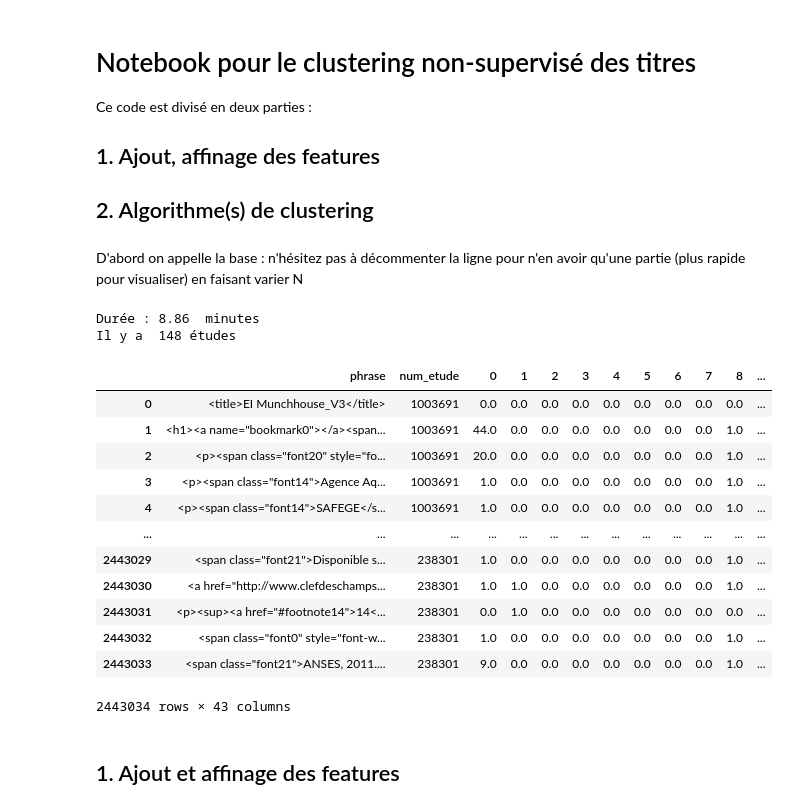
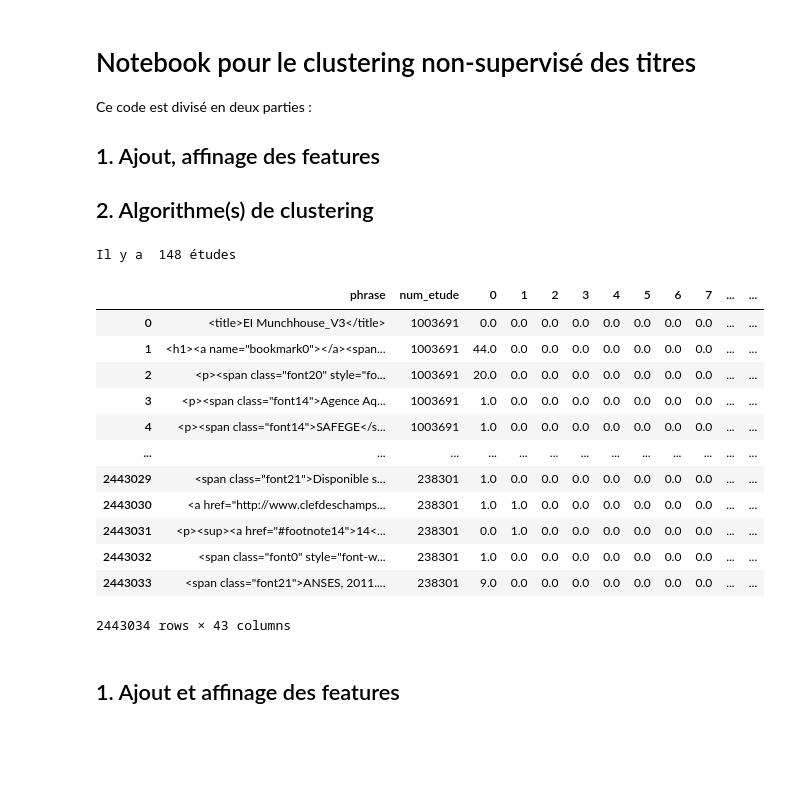
Before and after one commit to ecolabdata/2021-NLP_AE, a Jupyter notebook: Pipeline/Extraction_sommaire/2_compute_base_classif_Kmeans_1.ipynb, the cells around one changed output. Drawn from its saved outputs; the diff is of its cells as text; code cells hidden in the pictures; blank space fills up the shorter version.

Commit message:
MAJ adaptation codes sommaire

```diff
--- a/Pipeline/Extraction_sommaire/2_compute_base_classif_Kmeans_1.ipynb
+++ b/Pipeline/Extraction_sommaire/2_compute_base_classif_Kmeans_1.ipynb
@@ -3,41 +8,37 @@
 Ce code est divisé en deux parties :
 ## 1. Ajout, affinage des features
 ## 2. Algorithme(s) de clustering
-# %% [markdown]
-D'abord on appelle la base :  n'hésitez pas à décommenter la ligne pour n'en avoir qu'une partie (plus rapide pour visualiser) en faisant varier N
-# %%
-# -*- coding: utf-8 -*-
-import dataiku
-import pandas as pd, numpy as np
-from dataiku import pandasutils as pdu
-import time
-
-# Read recipe inputs
-start=time.time()
-base_phrase_clean = dataiku.Dataset("base_phrase_clean")
-#N=200000
-#base_phrase_clean_df = base_phrase_clean.get_dataframe(sampling='head',limit=N)
-base_phrase_clean_df = base_phrase_clean.get_dataframe()
-end=time.time()
-print('Durée :',round((end-start)/60,2),' minutes')
-print('Il y a ',len(np.unique(base_phrase_clean_df.num_etude)),"études")
-base_phrase_clean_df
-# %% [output]
-Durée : 8.86  minutes
-Il y a  148 études
-|  | phrase | num_etude | 0 | 1 | 2 | 3 | 4 | 5 | 6 | 7 | 8 | ... |
-| 0 | <title>EI Munchhouse_V3</title> | 1003691 | 0.0 | 0.0 | 0.0 | 0.0 | 0.0 | 0.0 | 0.0 | 0.0 | 0.0 | ... |
-| 1 | <h1><a name="bookmark0"></a><span... | 1003691 | 44.0 | 0.0 | 0.0 | 0.0 | 0.0 | 0.0 | 0.0 | 0.0 | 1.0 | ... |
-| 2 | <p><span class="font20" style="fo... | 1003691 | 20.0 | 0.0 | 0.0 | 0.0 | 0.0 | 0.0 | 0.0 | 0.0 | 1.0 | ... |
-| 3 | <p><span class="font14">Agence Aq... | 1003691 | 1.0 | 0.0 | 0.0 | 0.0 | 0.0 | 0.0 | 0.0 | 0.0 | 1.0 | ... |
-| 4 | <p><span class="font14">SAFEGE</s... | 1003691 | 1.0 | 0.0 | 0.0 | 0.0 | 0.0 | 0.0 | 0.0 | 0.0 | 1.0 | ... |
-| ... | ... | ... | ... | ... | ... | ... | ... | ... | ... | ... | ... | ... |
-| 2443029 | <span class="font21">Disponible s... | 238301 | 1.0 | 0.0 | 0.0 | 0.0 | 0.0 | 0.0 | 0.0 | 0.0 | 1.0 | ... |
-| 2443030 | <a href="http://www.clefdeschamps... | 238301 | 1.0 | 1.0 | 0.0 | 0.0 | 0.0 | 0.0 | 0.0 | 0.0 | 1.0 | ... |
-| 2443031 | <p><sup><a href="#footnote14">14<... | 238301 | 0.0 | 1.0 | 0.0 | 0.0 | 0.0 | 0.0 | 0.0 | 0.0 | 0.0 | ... |
-| 2443032 | <span class="font0" style="font-w... | 238301 | 1.0 | 0.0 | 0.0 | 0.0 | 0.0 | 0.0 | 0.0 | 0.0 | 1.0 | ... |
-| 2443033 | <span class="font21">ANSES, 2011.... | 238301 | 9.0 | 0.0 | 0.0 | 0.0 | 0.0 | 0.0 | 0.0 | 0.0 | 1.0 | ... |
-2443034 rows × 43 columns
+# %%
+import pandas as pd, numpy as np
+import time
+import os
+
+try:
+    # Si vous avez accès à K dans le fichier setup.py
+    os.chdir('2021-NLP_AE\Data\Bagging_model')
+    base_phrase_clean=pd.read_csv('base_phrase_clean.csv',sep=None)
+except:
+    # Sinon, vous avez écrit la base dans le dossier présent
+    os.chdir('2021-NLP_AE\Pipeline\Extraction_sommaire')
+    base_phrase_clean=pd.read_csv('base_phrase_clean.csv',sep=None)
+
+print('Il y a ',len(np.unique(base_phrase_clean.num_etude)),"études")
+base_phrase_clean
+# %% [output]
+Il y a  148 études
+|  | phrase | num_etude | 0 | 1 | 2 | 3 | 4 | 5 | 6 | 7 | ... | ... |
+| 0 | <title>EI Munchhouse_V3</title> | 1003691 | 0.0 | 0.0 | 0.0 | 0.0 | 0.0 | 0.0 | 0.0 | 0.0 | ... | ... |
+| 1 | <h1><a name="bookmark0"></a><span... | 1003691 | 44.0 | 0.0 | 0.0 | 0.0 | 0.0 | 0.0 | 0.0 | 0.0 | ... | ... |
+| 2 | <p><span class="font20" style="fo... | 1003691 | 20.0 | 0.0 | 0.0 | 0.0 | 0.0 | 0.0 | 0.0 | 0.0 | ... | ... |
+| 3 | <p><span class="font14">Agence Aq... | 1003691 | 1.0 | 0.0 | 0.0 | 0.0 | 0.0 | 0.0 | 0.0 | 0.0 | ... | ... |
+| 4 | <p><span class="font14">SAFEGE</s... | 1003691 | 1.0 | 0.0 | 0.0 | 0.0 | 0.0 | 0.0 | 0.0 | 0.0 | ... | ... |
+| ... | ... | ... | ... | ... | ... | ... | ... | ... | ... | ... | ... | ... |
+| 2443029 | <span class="font21">Disponible s... | 238301 | 1.0 | 0.0 | 0.0 | 0.0 | 0.0 | 0.0 | 0.0 | 0.0 | ... | ... |
+| 2443030 | <a href="http://www.clefdeschamps... | 238301 | 1.0 | 1.0 | 0.0 | 0.0 | 0.0 | 0.0 | 0.0 | 0.0 | ... | ... |
+| 2443031 | <p><sup><a href="#footnote14">14<... | 238301 | 0.0 | 1.0 | 0.0 | 0.0 | 0.0 | 0.0 | 0.0 | 0.0 | ... | ... |
+| 2443032 | <span class="font0" style="font-w... | 238301 | 1.0 | 0.0 | 0.0 | 0.0 | 0.0 | 0.0 | 0.0 | 0.0 | ... | ... |
+| 2443033 | <span class="font21">ANSES, 2011.... | 238301 | 9.0 | 0.0 | 0.0 | 0.0 | 0.0 | 0.0 | 0.0 | 0.0 | ... | ... |
+2443034 rows × 43 columns
 # %% [markdown]
 ## 1. Ajout et affinage des features
 # %% [markdown]
```
Also changed, not shown: parts of 28 cells of this notebook, 2 other files.
